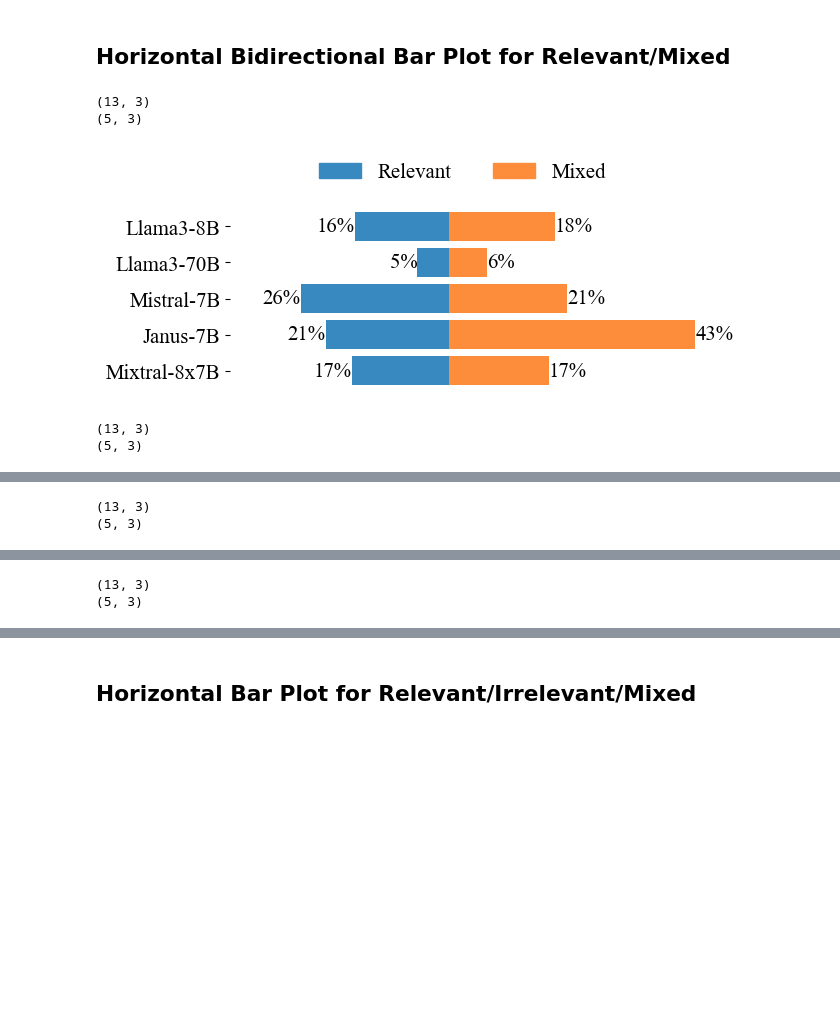
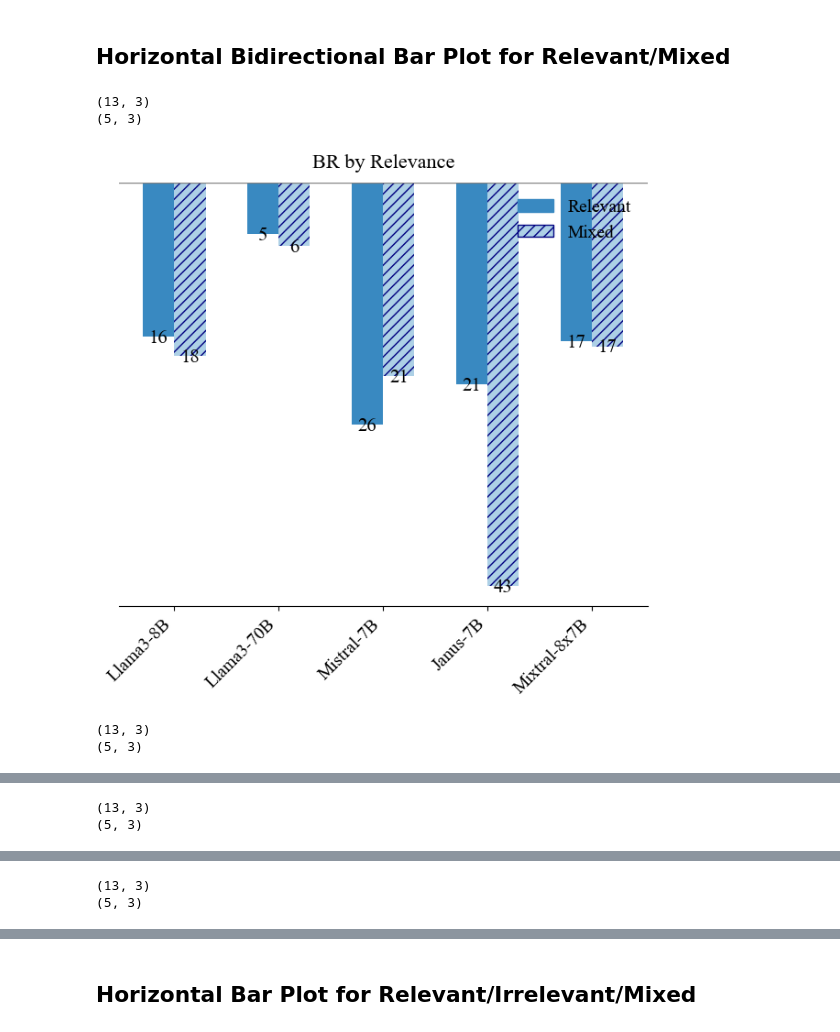
Before and after one commit to chimaobi-okite/pref_aligner, a Jupyter notebook: process_results.ipynb, the cells around one changed output, grey strips where cells are left out. Drawn from its saved outputs; the diff is of its cells as text; code cells hidden in the pictures; blank space fills up the shorter version.

Commit message:
revised plots

```diff
--- a/process_results.ipynb
+++ b/process_results.ipynb
@@ -7,0 +11,12 @@ Thsi section defines some stuff for running the script.
+# %%
+# For all files in results/mcq_results/irrelevant/aligner/full, if is csv, call extend_irrelevant()
+from results_helper import extend_irrelevant
+import os
+
+for f in os.listdir("results/mcq_results/irrelevant/aligner/full"):
+    if f.endswith(".csv") and not f.endswith("aligner-full_eval.csv"):
+        print(f)
+        extend_irrelevant(f"results/mcq_results/irrelevant/aligner/full/{f}")
+        print("done")
+    else:
+        print(f"skipping {f}")
@@ -147,39 +180,39 @@ Modifying
 # %% [markdown]
 ## Horizontal Bidirectional Bar Plot for Relevant/Mixed
 # %%
-from results_helper import rel_irrel_backback_barplot, filter_axis
+from results_helper import rel_irrel_backback_barplot, filter_axis, rel_irrel_topdown_barplot
 
 matrices = []
 
 for metric in METRICS:
     data, order = results_dict.get_field_matrix(
         field=metric,
         fixed_keys={
             "method": "direct",
             "dataset": "full",
         },
         axis_keys=["model", "relevance"]
     )
     data = np.array(data).squeeze()
     print(data.shape)
     data, _, model_names_rel_hb = filter_axis(
         data,
         axis=0,
         filter_val=None,
         labels_to_filter=MODELS_SHORT,
     )
     print(data.shape)
 
-    rel_irrel_backback_barplot(
+    rel_irrel_topdown_barplot(
         data[:, 0],
         data[:, 1],
         models=model_names_rel_hb,
         title=f"{metric} by Relevance",
         show=True,
     )
 # %% [output]
 (13, 3)
 (5, 3)
-[figure, old version]
+[figure, new version]
 (13, 3)
 (5, 3)
```
Also changed, not shown: parts of 16 cells of this notebook, 44 other files.
